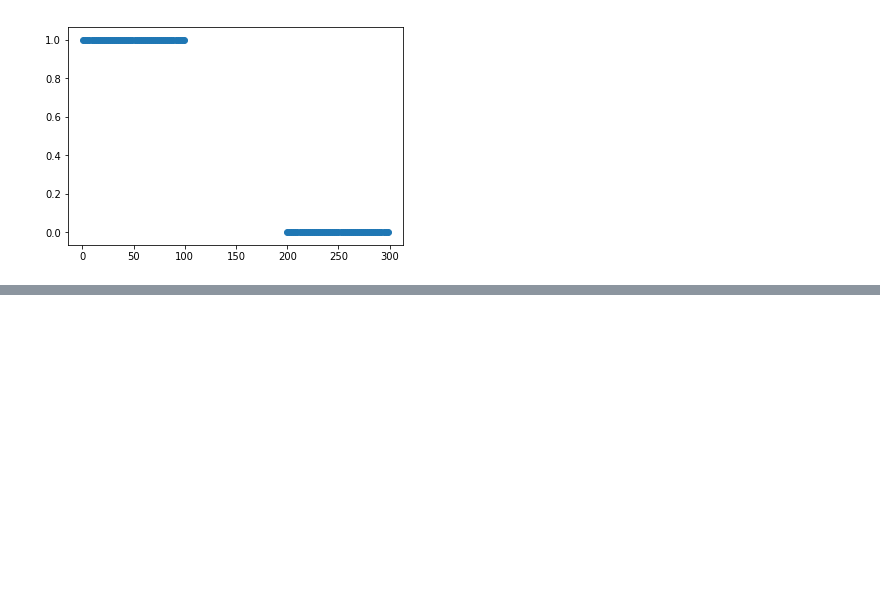
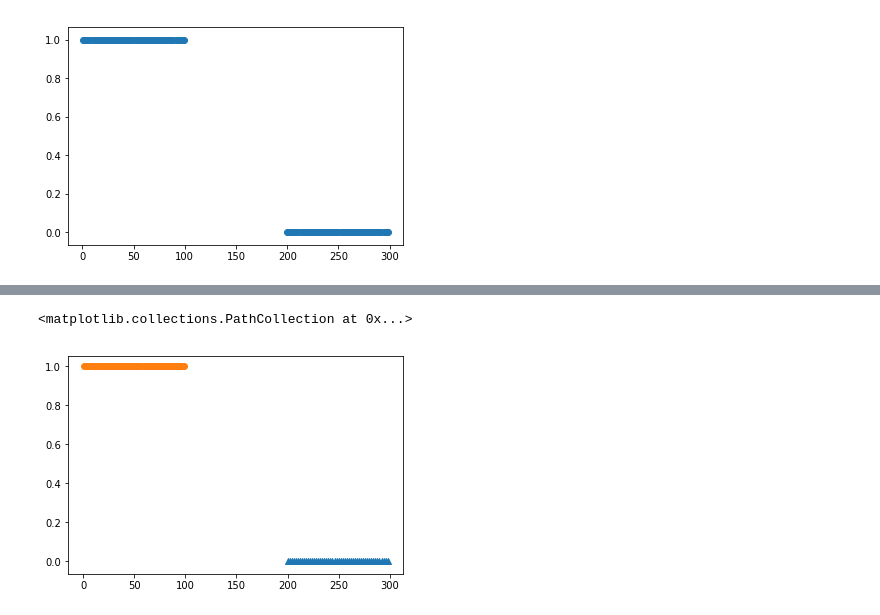
Before and after one commit to praveentn/hgwxx7, a Jupyter notebook: helpers/helper_classification_algorithms_1.ipynb, the cells around one changed output, grey strips where cells are left out. Drawn from its saved outputs; the diff is of its cells as text; code cells hidden in the pictures; blank space fills up the shorter version.

```diff
--- a/helpers/helper_classification_algorithms_1.ipynb
+++ b/helpers/helper_classification_algorithms_1.ipynb
@@ -236,0 +276,5 @@ plt.scatter(features, target)
+# %%
+x0 = df.loc[df['class'] == 0]
+x1 = df.loc[df['class'] == 1]
+
+x0.head()
@@ -236,0 +288,6 @@ plt.scatter(features, target)
+# %%
+plt.scatter(x0['num'], x0['class'], marker='^')
+plt.scatter(x1['num'], x1['class'], marker='o')
+# %% [output]
+<matplotlib.collections.PathCollection at 0x...>
+[figure, added]
```
Also changed, not shown: parts of 10 cells of this notebook.
